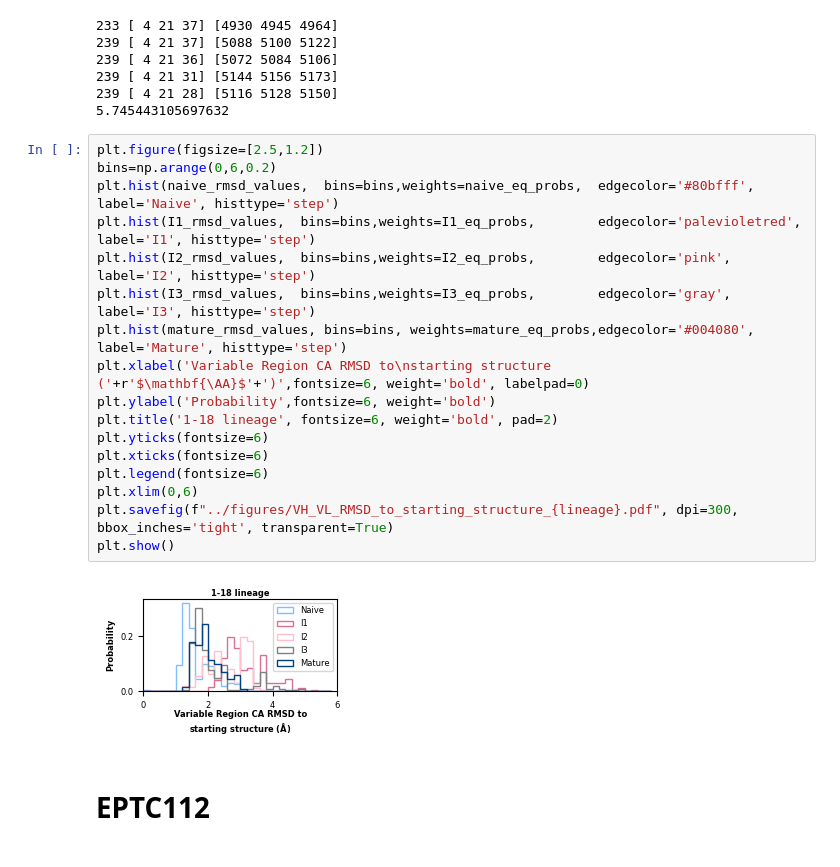
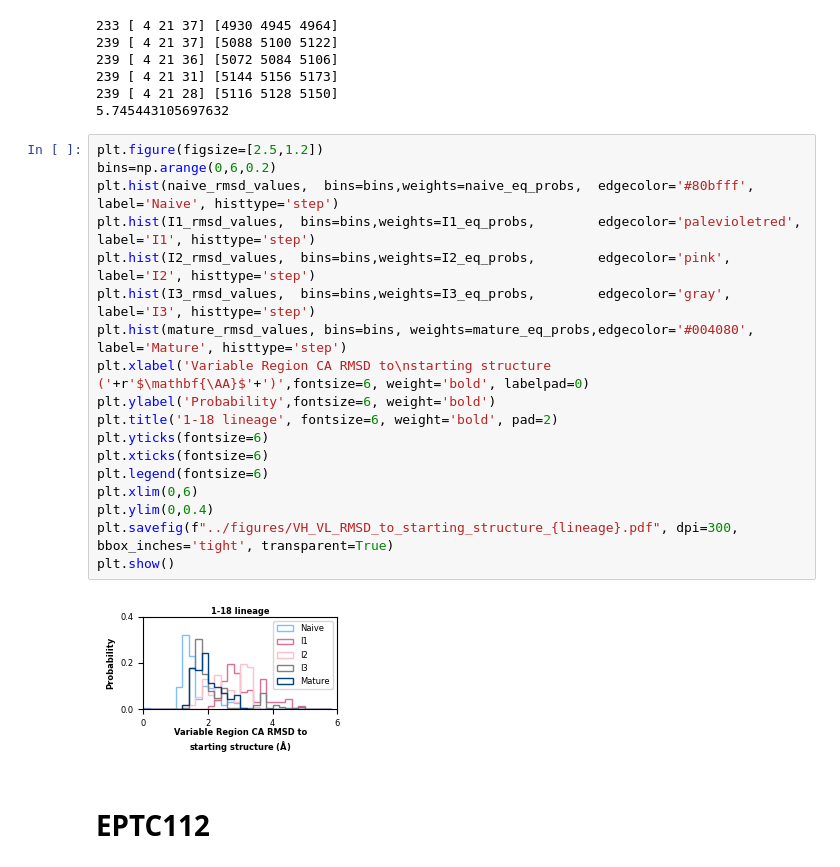
Before and after one commit to ssolieva/antibody-dynamics, a Jupyter notebook: analysis-files/starting_RMSD/notebooks/calculateRMSD.ipynb, the cells around one changed output. Drawn from its saved outputs; the diff is of its cells as text.

```diff
--- a/analysis-files/starting_RMSD/notebooks/calculateRMSD.ipynb
+++ b/analysis-files/starting_RMSD/notebooks/calculateRMSD.ipynb
@@ -191,22 +185,23 @@ print(np.max(np.concatenate([naive_rmsd_values,I1_rmsd_values, I2_rmsd_values, I
 # %%
 plt.figure(figsize=[2.5,1.2])
 bins=np.arange(0,6,0.2)
 plt.hist(naive_rmsd_values,  bins=bins,weights=naive_eq_probs,  edgecolor='#80bfff',       label='Naive', histtype='step')
 plt.hist(I1_rmsd_values,  bins=bins,weights=I1_eq_probs,        edgecolor='palevioletred', label='I1', histtype='step')
 plt.hist(I2_rmsd_values,  bins=bins,weights=I2_eq_probs,        edgecolor='pink',          label='I2', histtype='step')
 plt.hist(I3_rmsd_values,  bins=bins,weights=I3_eq_probs,        edgecolor='gray', label='I3', histtype='step')
 plt.hist(mature_rmsd_values, bins=bins, weights=mature_eq_probs,edgecolor='#004080',       label='Mature', histtype='step')
 plt.xlabel('Variable Region CA RMSD to\nstarting structure ('+r'$\mathbf{\AA}$'+')',fontsize=6, weight='bold', labelpad=0)
 plt.ylabel('Probability',fontsize=6, weight='bold')
 plt.title('1-18 lineage', fontsize=6, weight='bold', pad=2)
 plt.yticks(fontsize=6)
 plt.xticks(fontsize=6)
 plt.legend(fontsize=6)
 plt.xlim(0,6)
+plt.ylim(0,0.4)
 plt.savefig(f"../figures/VH_VL_RMSD_to_starting_structure_{lineage}.pdf", dpi=300, bbox_inches='tight', transparent=True)
 plt.show()
 # %% [output]
-[figure, old version]
+[figure, new version]
 # %% [markdown]
 # EPTC112
 # %%
```
Also changed, not shown: parts of 6 cells of this notebook, 2 other files.
